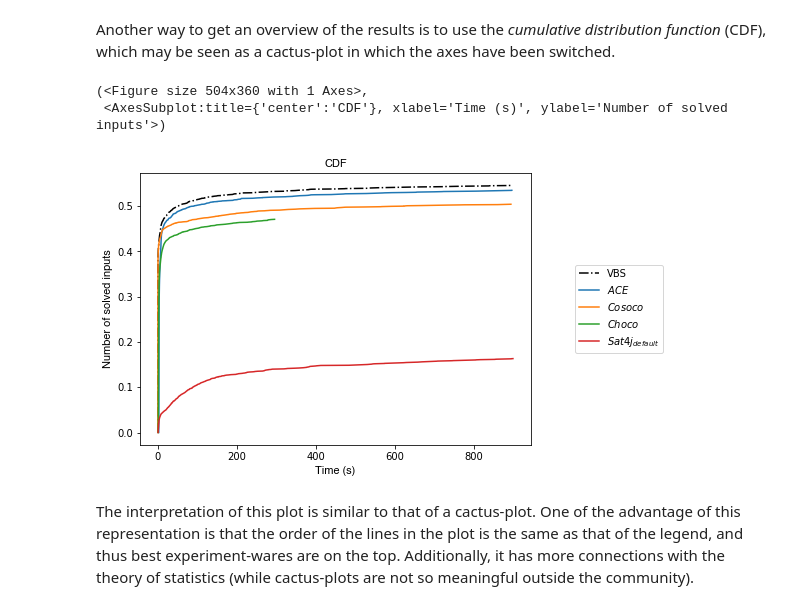
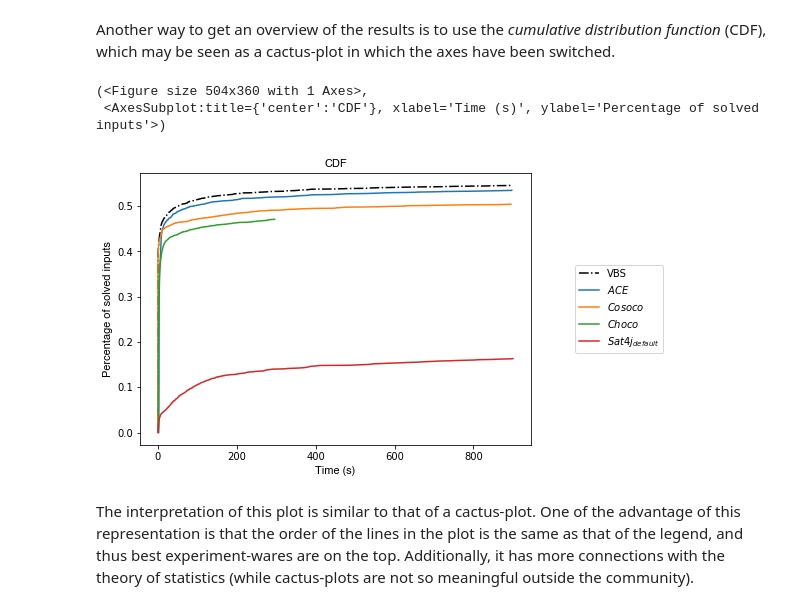
Before and after one commit to crillab/metrics-examples, a Jupyter notebook: cop-solvers/runtime_analysis.ipynb, the cells around one changed output. Cells and saved outputs as stored; diff of their text form; code cells hidden in the pictures.

```diff
--- a/cop-solvers/runtime_analysis.ipynb
+++ b/cop-solvers/runtime_analysis.ipynb
@@ -76,20 +76,20 @@ Another way to get an overview of the results is to use the *cumulative distribu
 # %%
 analysis.cdf_plot(
     cdf_col='cpu_time',
     show_marker=False,
     normalized=True,
 
     title='CDF',
     x_axis_name='Time (s)',
-    y_axis_name='Number of solved inputs',
+    y_axis_name='Percentage of solved inputs',
 
     color_map={ 'VBS': '#000000' },
     style_map={ 'VBS': LineType.DASH_DOT }
 )
 # %% [output]
 (<Figure size 504x360 with 1 Axes>,
- <AxesSubplot:title={'center':'CDF'}, xlabel='Time (s)', ylabel='Number of solved inputs'>)
+ <AxesSubplot:title={'center':'CDF'}, xlabel='Time (s)', ylabel='Percentage of solved inputs'>)
-[figure, old version]
+[figure, new version]
 # %% [markdown]
 The interpretation of this plot is similar to that of a cactus-plot.
 One of the advantage of this representation is that the order of the lines in the plot is the same as that of the legend, and thus best experiment-wares are on the top.
```
Also changed, not shown: parts of 1 cell of this notebook, 2 other files.
